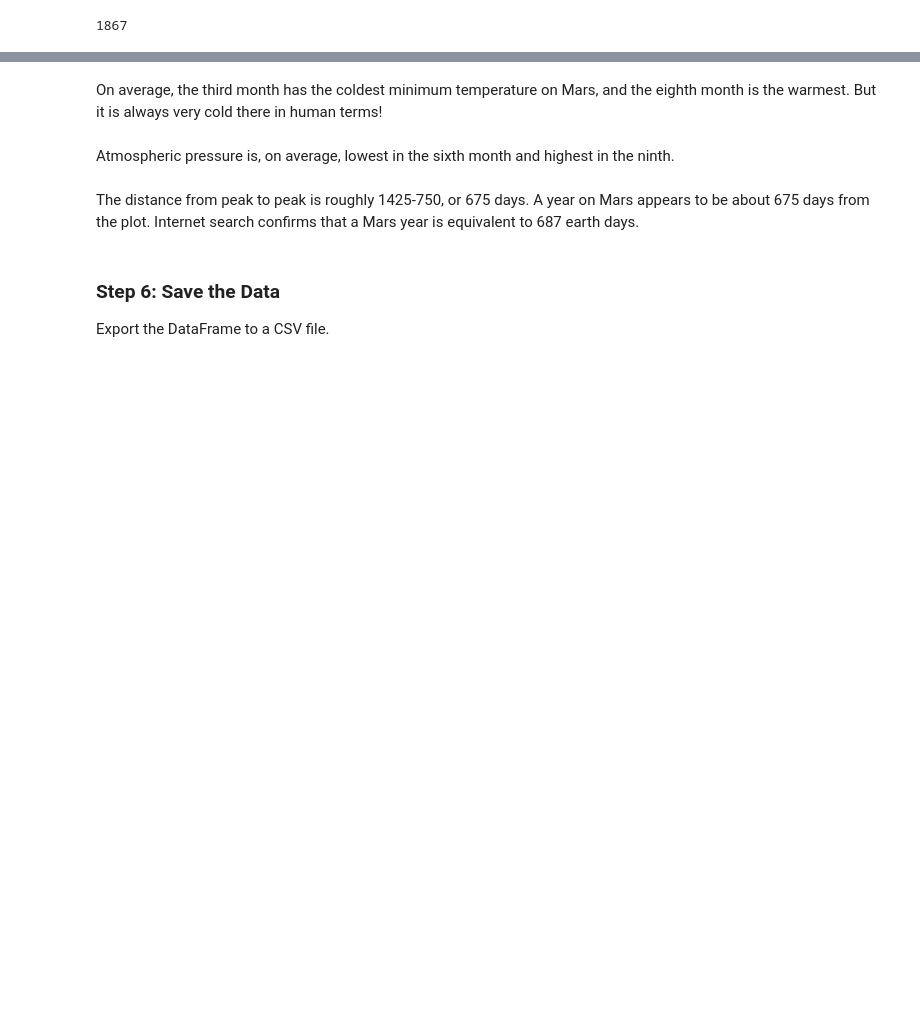
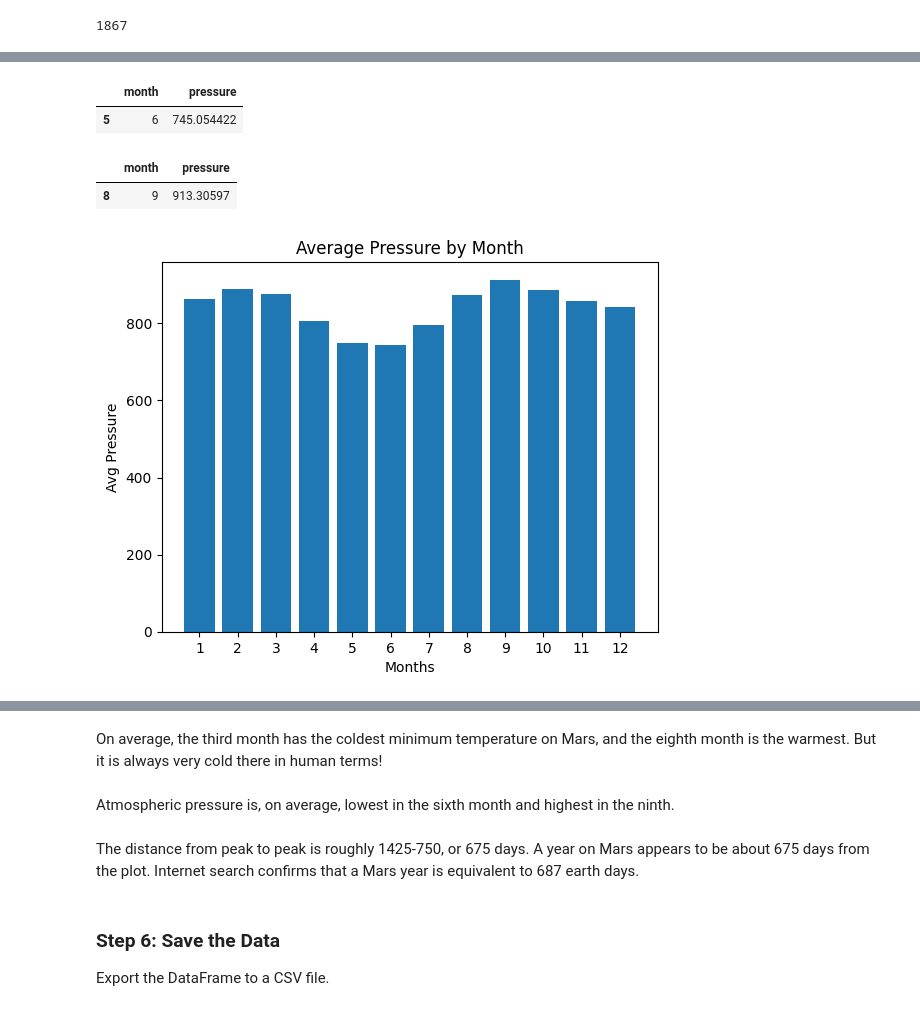
Before and after one commit to LukeTaylorDS/Mission_to_mars, a Jupyter notebook: Mission_to_Mars_Challenge/Mars_Weather_deliverable_2.ipynb, the cells around one changed output, grey strips where cells are left out. Saved outputs shown, nothing was run; the diff lists cells and outputs as text; code cells hidden in the pictures; blank space fills up the shorter version.

```diff
--- a/Mission_to_Mars_Challenge/Mars_Weather_deliverable_2.ipynb
+++ b/Mission_to_Mars_Challenge/Mars_Weather_deliverable_2.ipynb
@@ -172,2 +162,26 @@ Name: pressure, dtype: float64
+# %%
+# What month has the lowest avg pressure?
+lowest_avg_pressure = df_month_pressure[df_month_pressure['pressure']==df_month_pressure['pressure'].min()]
+lowest_avg_pressure
+# %% [output]
+|  | month | pressure |
+| 5 | 6 | 745.054422 |
+# %%
+highest_avg_pressure = df_month_pressure[df_month_pressure['pressure']==df_month_pressure['pressure'].max()]
+highest_avg_pressure
+# %% [output]
+|  | month | pressure |
+| 8 | 9 | 913.30597 |
+# %%
+# Plot the average pressure by month
+x=range(1,13)
+plt.bar(x,df_month_pressure['pressure'])
+plt.title('Average Pressure by Month')
+plt.xlabel("Months")
+plt.ylabel("Avg Pressure")
+plt.xticks(np.arange(min(df_month_pressure['month']), max(df_month_pressure['month'])+1, 1))
+plt.savefig('analysis/avg_pressure_by_month_bar.png', bbox_inches = 'tight', facecolor = 'w')
+# %% [output]
+[figure, added]
 # %%
 # 5. How many terrestrial (earth) days are there in a Martian year?
```
Also changed, not shown: parts of 29 cells of this notebook, 7 other files.
